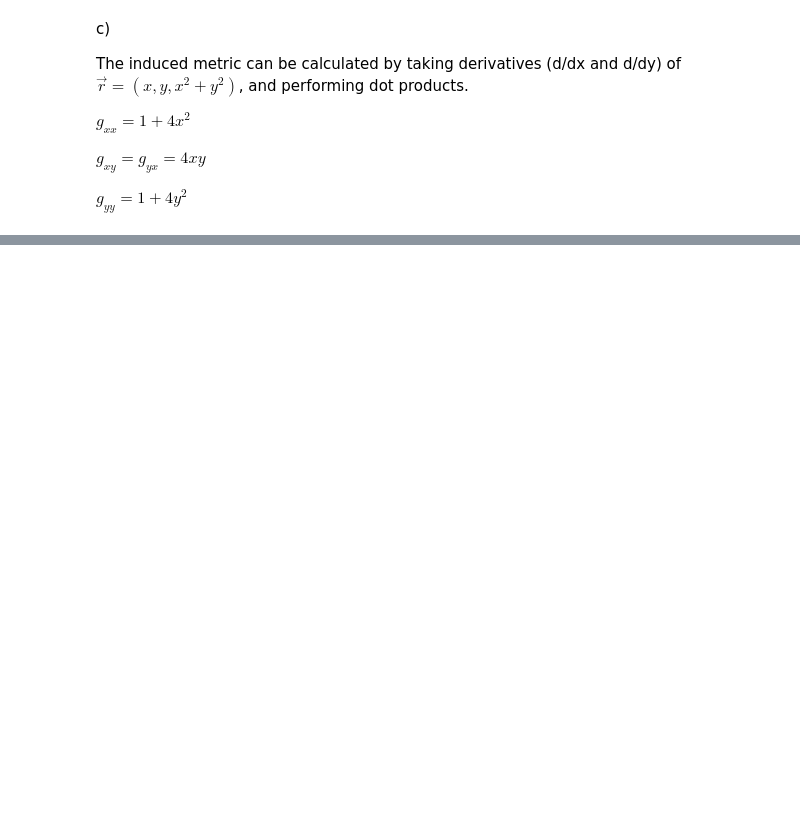
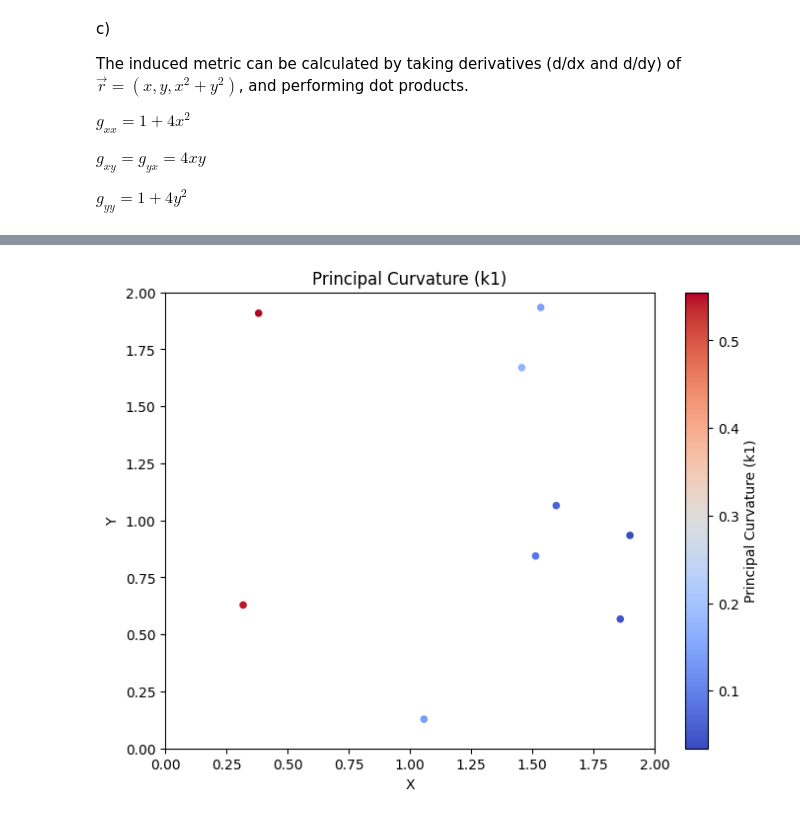
Before and after one commit to AndrewTrutt/Phys129_HW2, a Jupyter notebook: Lifting_map.ipynb, the cells around one changed output, grey strips where cells are left out. Drawn from its saved outputs; the diff is of its cells as text; code cells hidden in the pictures; blank space fills up the shorter version.

```diff
--- a/Lifting_map.ipynb
+++ b/Lifting_map.ipynb
@@ -286,0 +319,82 @@ print(arrcopy[0])
+# %%
+import numpy as np
+import matplotlib.pyplot as plt
+from numpy import linalg as LA
+
+def compute_curvatures(x, y, N):
+    """
+    Computes the principal curvatures, Gaussian curvature, and mean curvature
+    for the surface z = x^2 + y^2 with the normal vector N.
+
+    Returns:
+        eigenvalues: Principal curvatures
+        det_S: Gaussian curvature
+        trace_S: Mean curvature
+    """
+
+    N = N / np.linalg.norm(N, axis=1, keepdims=True)
+
+    # First fundamental form coefficients
+    E = 1 + 4 * x**2
+    F = 4 * x * y
+    G = 1 + 4 * y**2
+
+    # Second fundamental form coefficients
+    L = 2 * N[:, 2]  # Use element-wise operations
+    M = 0 * N[:, 2]
+    N_coeff = 2 * N[:, 2]  # Avoid overwriting the variable N
+
+    # Compute the shape operator S = II * (I^-1)
+    denom = E * G - F**2  # Determinant of the first fundamental form
+    S11 = (L * G - M * F) / denom
+    S12 = (M * G - N_coeff * F) / denom
+    S21 = (L * F - M * E) / denom
+    S22 = (M * F - N_coeff * E) / denom
+
+    # Compute eigenvalues (principal curvatures)
+    S_matrix = np.array([[S11, S12], [S21, S22]]).T  # Transpose for correct shape
+    eigenvalues = np.linalg.eigvals(S_matrix)  # Compute eigenvalues for each point
+
+    # Gaussian and mean curvature
+    det_S = S11 * S22 - S12 * S21  # Gaussian curvature
+    trace_S = S11 + S22  # Mean curvature
+
+    return eigenvalues, det_S, trace_S
+
+def visualize_curvature(x, y, curvature, title, cmap='coolwarm'):
+    """
+    Visualizes curvature on a 2D plot.
+
+    Parameters:
+        x, y: 1D arrays of coordinates.
+        curvature: 1D array of curvature values.
+        title: String for plot title.
+        cmap: Colormap.
+    """
+    fig, ax = plt.subplots(figsize=(8, 6))
+
+    # Scatter plot since data is unstructured
+    sc = ax.scatter(x, y, c=curvature, cmap=cmap, s=20)
+    plt.colorbar(sc, label=title)
+
+    ax.set_xlabel('X')
+    ax.set_xlim(0,2)
+    ax.set_ylim(0,2)
+    ax.set_ylabel('Y')
+    ax.set_title(title)
+    plt.show()
+
+# Extract x and y coordinates correctly
+x_temp = lifted_points[:, 0]  # Corrected indexing
+y_temp = lifted_points[:, 1]
+
+# Compute curvatures for all points
+pC, gC, mC = compute_curvatures(x_temp, y_temp, vertex_norms)
+
+# Visualize results correctly
+visualize_curvature(x_temp, y_temp, pC[:, 0], "Principal Curvature (k1)", cmap='coolwarm')
+visualize_curvature(x_temp, y_temp, pC[:, 1], "Principal Curvature (k2)", cmap='coolwarm')
+visualize_curvature(x_temp, y_temp, gC, "Gaussian Curvature", cmap='coolwarm')
+visualize_curvature(x_temp, y_temp, mC, "Mean Curvature", cmap='coolwarm')
+# %% [output]
+[figure, added]
```
Also changed, not shown: parts of 8 cells of this notebook, 4 other files.
